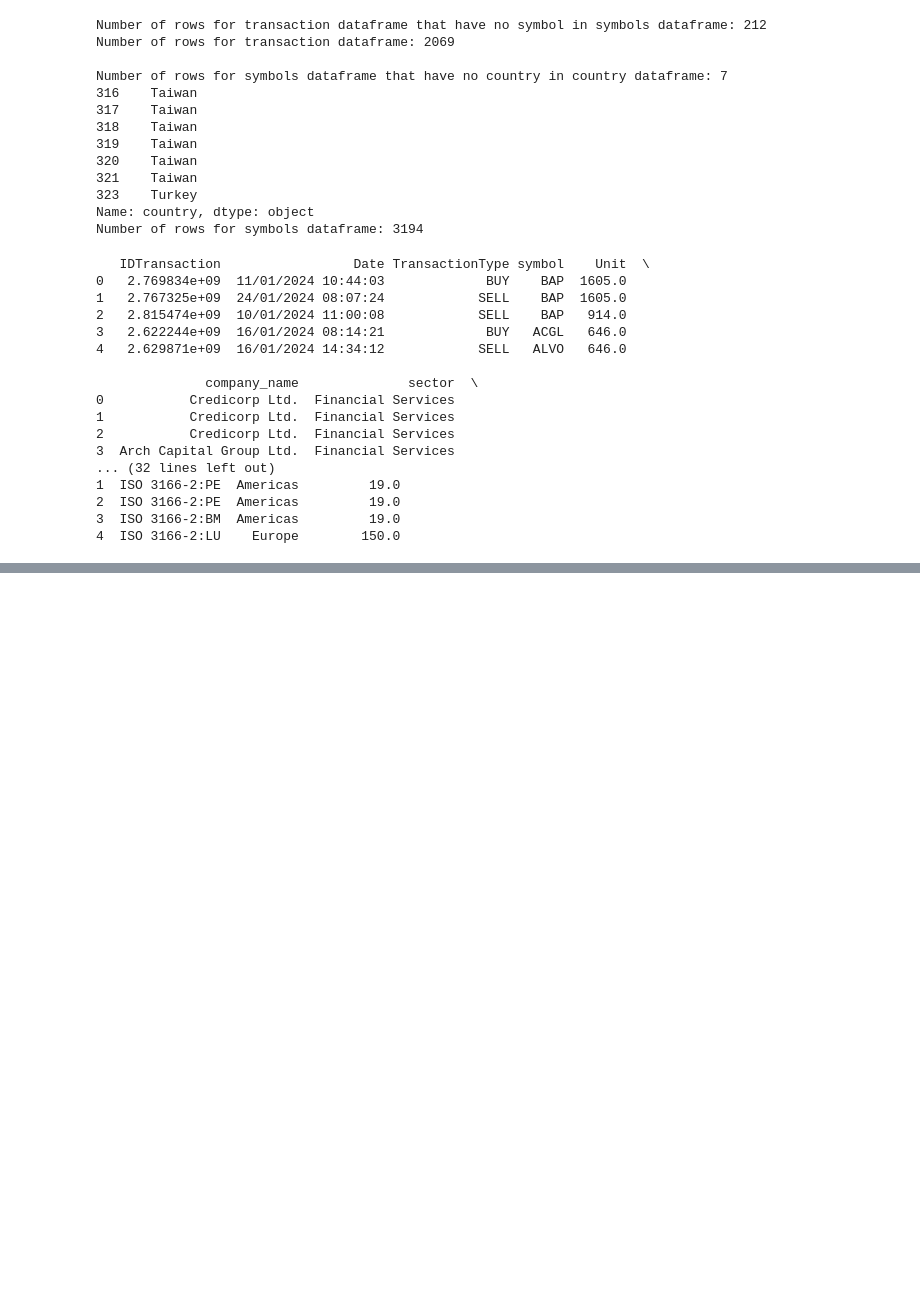
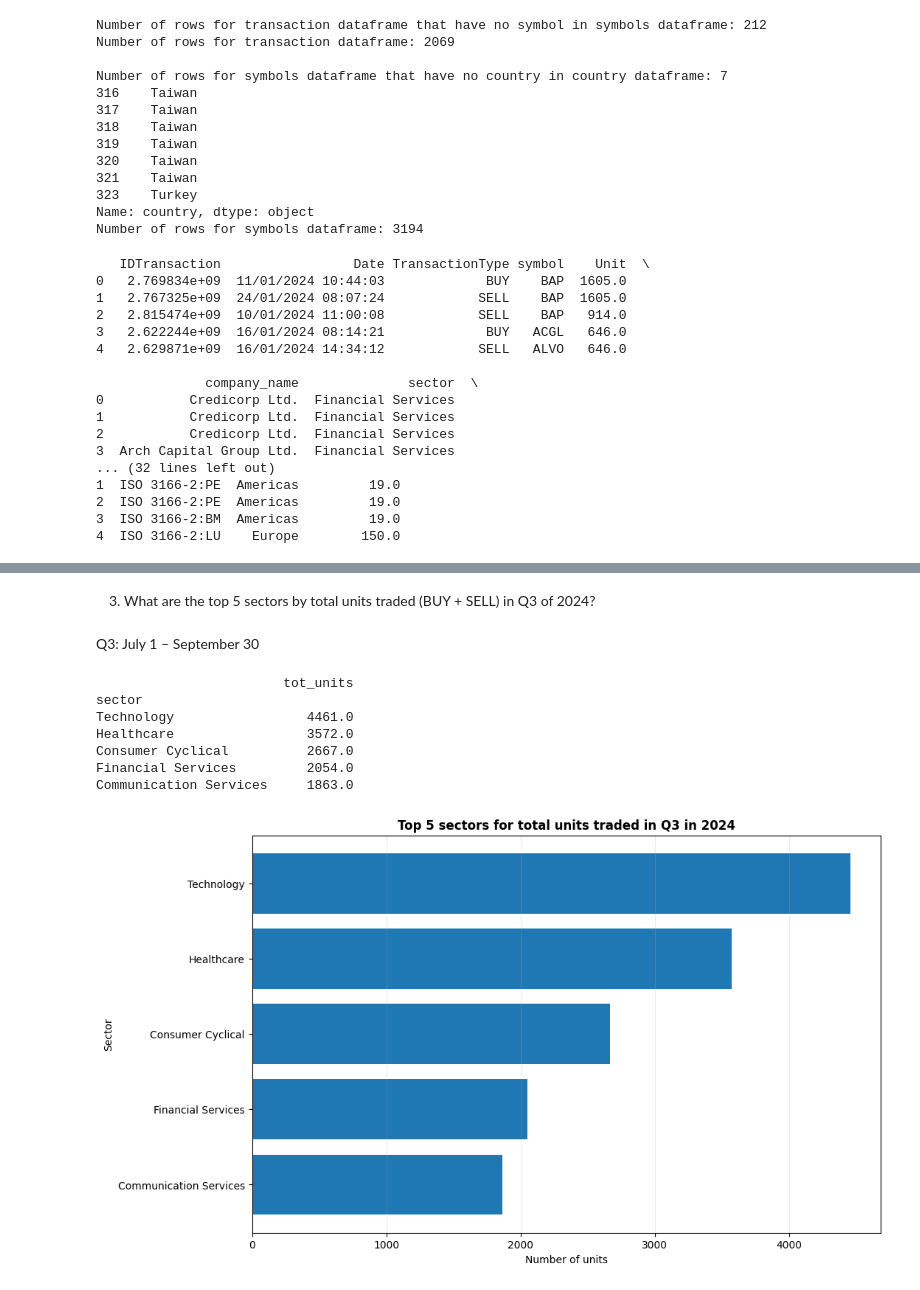
Before and after one commit to andreaisaia00/Andrea-Isaia-BDA2026, a Jupyter notebook: Homework3/ETL.ipynb, the cells around one changed output, grey strips where cells are left out. Saved outputs shown, nothing was run; the diff lists cells and outputs as text; code cells hidden in the pictures; blank space fills up the shorter version.

```diff
--- a/Homework3/ETL.ipynb
+++ b/Homework3/ETL.ipynb
@@ -243,0 +318,42 @@ print("\n",df.head())
+# %% [markdown]
+3. What are the top 5 sectors by total units traded (BUY + SELL) in Q3 of 2024?
+# %% [markdown]
+Q3: July 1 – September 30
+# %%
+from datetime import datetime
+
+# Frist changing string format of date in datetime format
+df["Date"] = pd.to_datetime(df["Date"],dayfirst = True,errors="coerce")
+
+# Creating the dataframe for Q3
+df_Q3 = df[(df["Date"] < datetime(2024,9,30,23,59)) & (df["Date"] > datetime(2024,7,1,0,0))].copy()
+
+# Taking only SELL and BUY
+df_Q3 = df_Q3[(df_Q3["TransactionType"] == "SELL") | (df_Q3["TransactionType"] == "BUY")]
+
+# Taking total units
+df_Q3 = df_Q3.groupby("sector").agg(tot_units = ("Unit","sum")).nlargest(5,"tot_units")
+
+# Seeing the result
+print(df_Q3)
+
+# Creating a bar plot to rapresent
+df_Q3 = df_Q3.sort_values("tot_units",ascending=True)
+fig, ax = plt.subplots(figsize = (11,7))
+ax.barh(
+    df_Q3.index,
+    df_Q3["tot_units"],
+)
+ax.set_title("Top 5 sectors for total units traded in Q3 in 2024")
+ax.set_xlabel("Number of units")
+ax.set_ylabel("Sector")
+ax.grid(axis="x",alpha=0.25)
+# %% [output]
+                        tot_units
+sector
+Technology                 4461.0
+Healthcare                 3572.0
+Consumer Cyclical          2667.0
+Financial Services         2054.0
+Communication Services     1863.0
+[figure, added]
```
Also changed, not shown: parts of 10 cells of this notebook.
